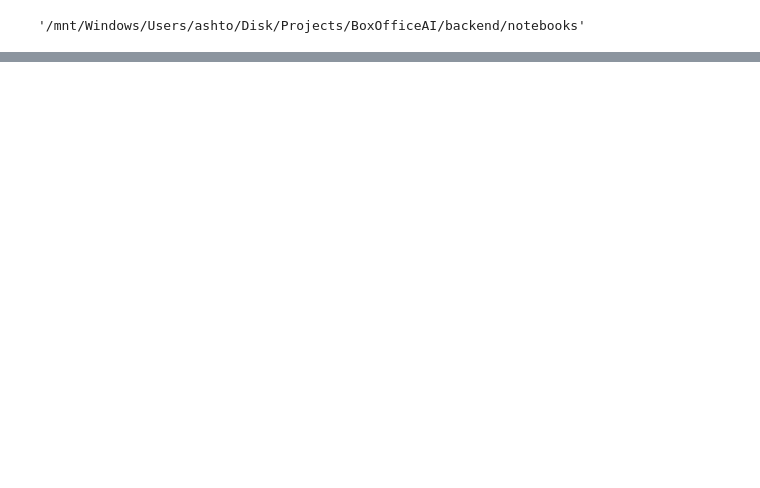
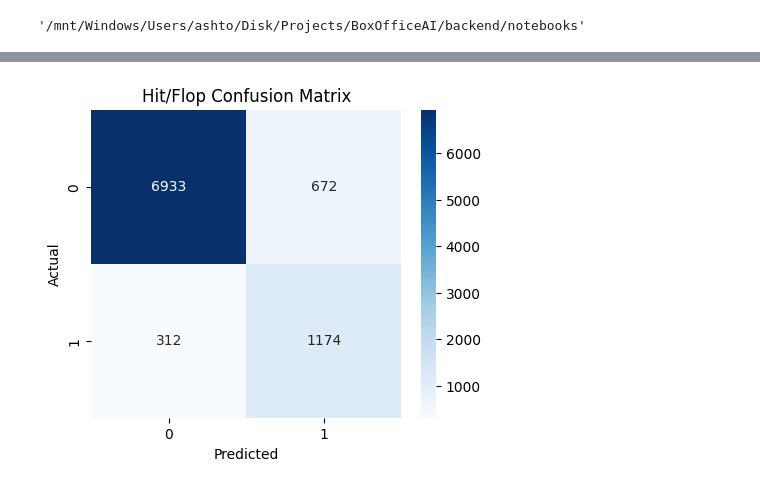
Before and after one commit to ashtonmths/BoxOfficeAI, a Jupyter notebook: backend/notebooks/Exploration.ipynb, the cells around one changed output, grey strips where cells are left out. Saved outputs shown, nothing was run; the diff lists cells and outputs as text; code cells hidden in the pictures; blank space fills up the shorter version.

```diff
--- a/backend/notebooks/Exploration.ipynb
+++ b/backend/notebooks/Exploration.ipynb
@@ -340,0 +151,3 @@ joblib.dump(scale_pos_weight, "../model/meta.pkl")
+# %%
+le = LabelEncoder()
+df["genre"] = le.fit_transform(df["genre"].astype(str))
@@ -340,0 +181,5 @@ joblib.dump(scale_pos_weight, "../model/meta.pkl")
+# %%
+scaler = StandardScaler()
+
+X_train = scaler.fit_transform(X_train)
+X_test = scaler.transform(X_test)
@@ -340,0 +215,14 @@ joblib.dump(scale_pos_weight, "../model/meta.pkl")
+# %%
+xgb_clf = XGBClassifier(
+    n_estimators=400,
+    max_depth=8,
+    learning_rate=0.05,
+    subsample=0.9,
+    colsample_bytree=0.9,
+    tree_method="hist",
+    scale_pos_weight=3,
+    device='cuda',
+    random_state=42
+)
+
+xgb_clf.fit(X_train, y_cls_train)
@@ -340,0 +260,14 @@ joblib.dump(scale_pos_weight, "../model/meta.pkl")
+# %%
+probs = xgb_clf.predict_proba(X_test)[:, 1]
+y_pred_cls = (probs > 0.4).astype(int)
+
+precision = precision_score(y_cls_test, y_pred_cls)
+recall = recall_score(y_cls_test, y_pred_cls)
+f1 = f1_score(y_cls_test, y_pred_cls)
+accuracy = accuracy_score(y_cls_test, y_pred_cls)
+
+print("\n🔹 CLASSIFICATION")
+print(f"Accuracy Score  : {accuracy*100:.2f}%")
+print(f"Precision : {precision:.4f}")
+print(f"Recall    : {recall:.4f}")
+print(f"F1 Score  : {f1:.4f}")
@@ -340,0 +310,11 @@ joblib.dump(scale_pos_weight, "../model/meta.pkl")
+# %%
+cm = confusion_matrix(y_cls_test, y_pred_cls)
+
+plt.figure(figsize=(5,4))
+sns.heatmap(cm, annot=True, fmt="d", cmap="Blues")
+plt.xlabel("Predicted")
+plt.ylabel("Actual")
+plt.title("Hit/Flop Confusion Matrix")
+plt.show()
+# %% [output]
+[figure, added]
```
Also changed, not shown: parts of 41 cells of this notebook.
